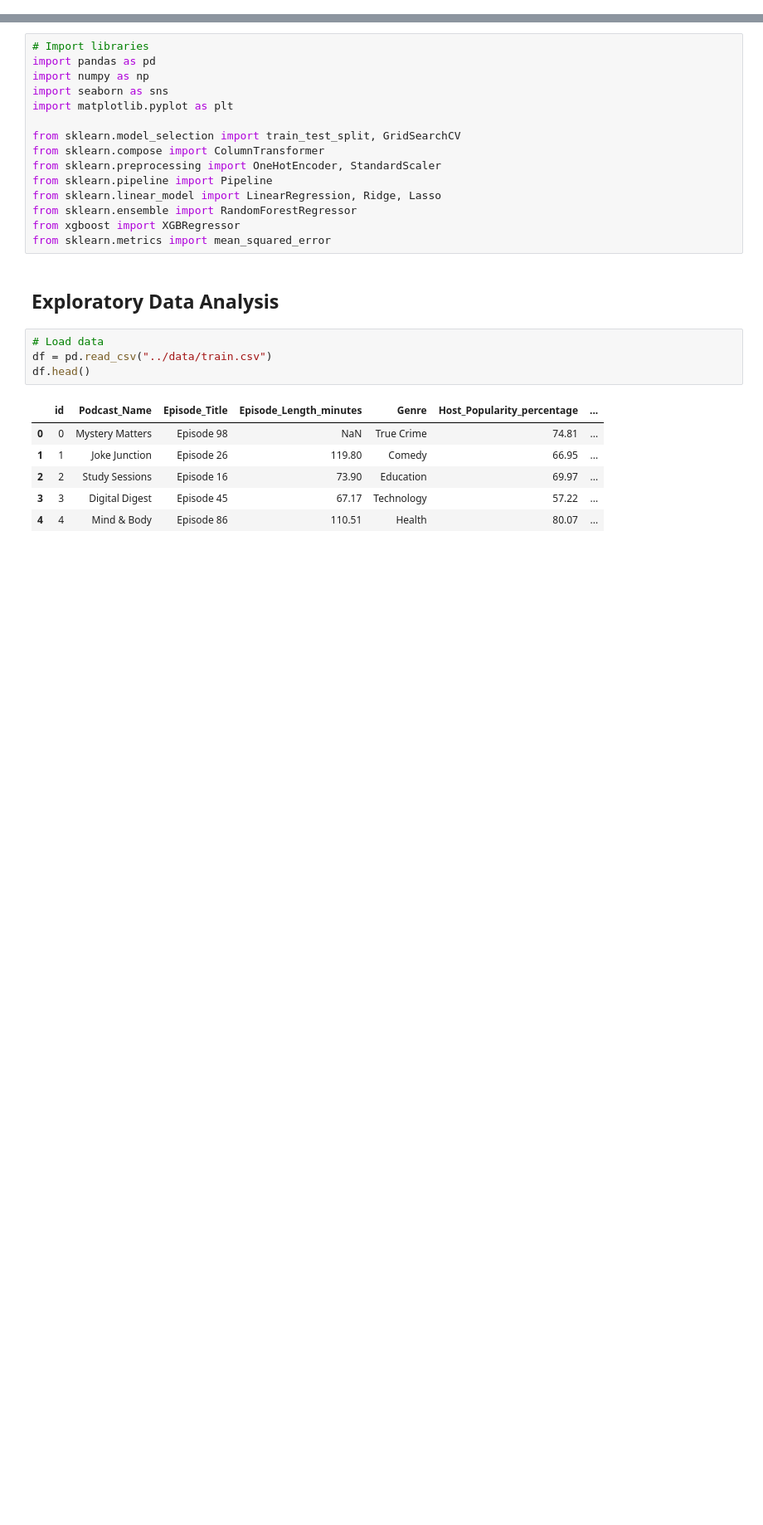
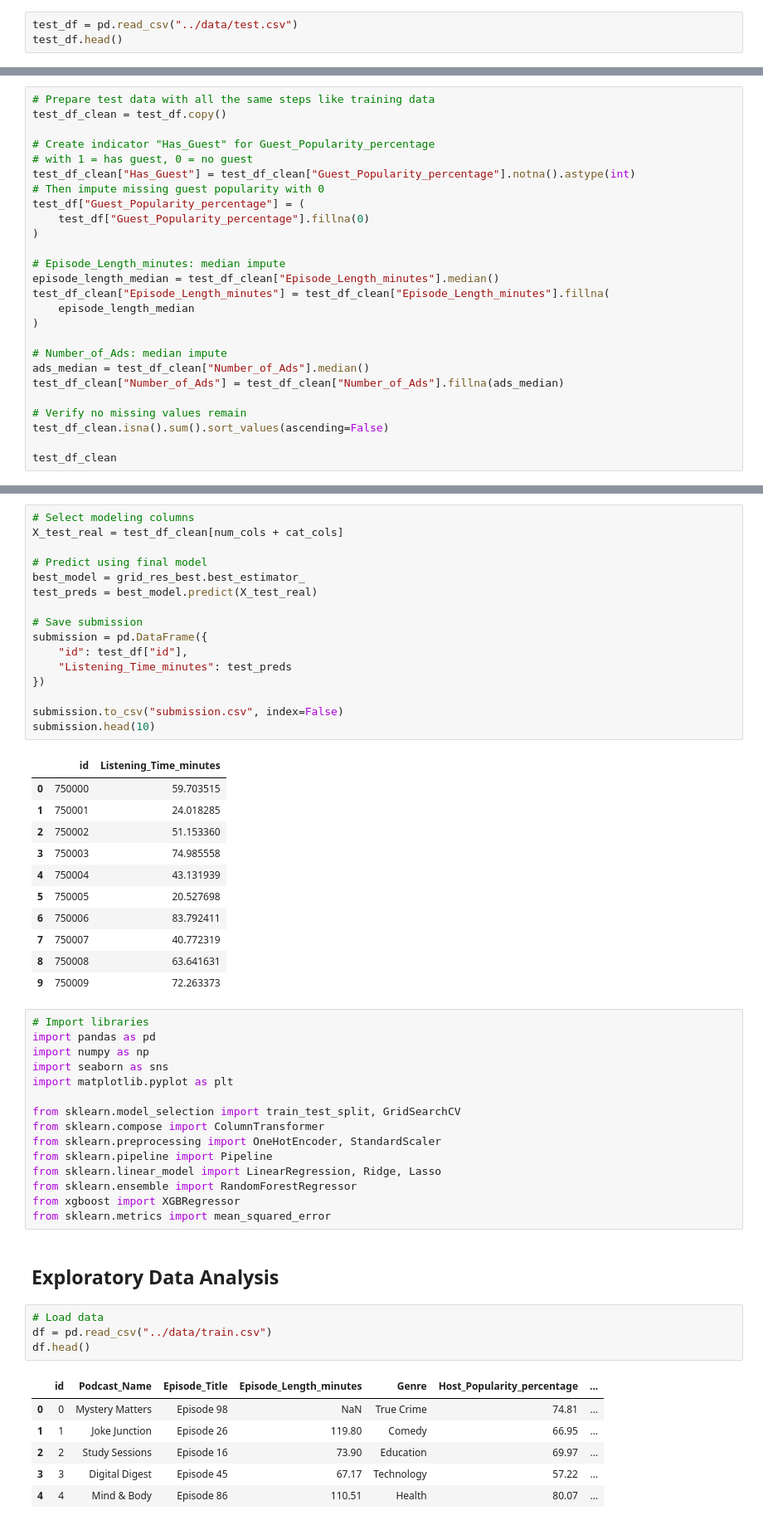
Before and after one commit to MiaTran1112/sds293-final-project, a Jupyter notebook: notebook/exploration.ipynb, the cells around one changed output, grey strips where cells are left out. Shown at 83% size. Cells and saved outputs as stored; diff of their text form; blank space fills up the shorter version.

Commit message:
chore: add file final_submission

```diff
--- a/notebook/exploration.ipynb
+++ b/notebook/exploration.ipynb
@@ -0,0 +508,3 @@
+# %%
+test_df = pd.read_csv("../data/test.csv")
+test_df.head()
@@ -0,0 +518,26 @@
+# %%
+# Prepare test data with all the same steps like training data
+test_df_clean = test_df.copy()
+
+# Create indicator "Has_Guest" for Guest_Popularity_percentage
+# with 1 = has guest, 0 = no guest
+test_df_clean["Has_Guest"] = test_df_clean["Guest_Popularity_percentage"].notna().astype(int)
+# Then impute missing guest popularity with 0
+test_df["Guest_Popularity_percentage"] = (
+    test_df["Guest_Popularity_percentage"].fillna(0)
+)
+
+# Episode_Length_minutes: median impute
+episode_length_median = test_df_clean["Episode_Length_minutes"].median()
+test_df_clean["Episode_Length_minutes"] = test_df_clean["Episode_Length_minutes"].fillna(
+    episode_length_median
+)
+
+# Number_of_Ads: median impute
+ads_median = test_df_clean["Number_of_Ads"].median()
+test_df_clean["Number_of_Ads"] = test_df_clean["Number_of_Ads"].fillna(ads_median)
+
+# Verify no missing values remain
+test_df_clean.isna().sum().sort_values(ascending=False)
+
+test_df_clean
@@ -1,3 +558,31 @@
+# %%
+# Select modeling columns
+X_test_real = test_df_clean[num_cols + cat_cols]
+
+# Predict using final model
+best_model = grid_res_best.best_estimator_
+test_preds = best_model.predict(X_test_real)
+
+# Save submission
+submission = pd.DataFrame({
+    "id": test_df["id"],
+    "Listening_Time_minutes": test_preds
+})
+
+submission.to_csv("submission.csv", index=False)
+submission.head(10)
+# %% [output]
+|  | id | Listening_Time_minutes |
+| 0 | 750000 | 59.703515 |
+| 1 | 750001 | 24.018285 |
+| 2 | 750002 | 51.153360 |
+| 3 | 750003 | 74.985558 |
+| 4 | 750004 | 43.131939 |
+| 5 | 750005 | 20.527698 |
+| 6 | 750006 | 83.792411 |
+| 7 | 750007 | 40.772319 |
+| 8 | 750008 | 63.641631 |
+| 9 | 750009 | 72.263373 |
 # %%
 # Import libraries
 import pandas as pd
```
Also changed, not shown: parts of 45 cells of this notebook, 2 other files.
